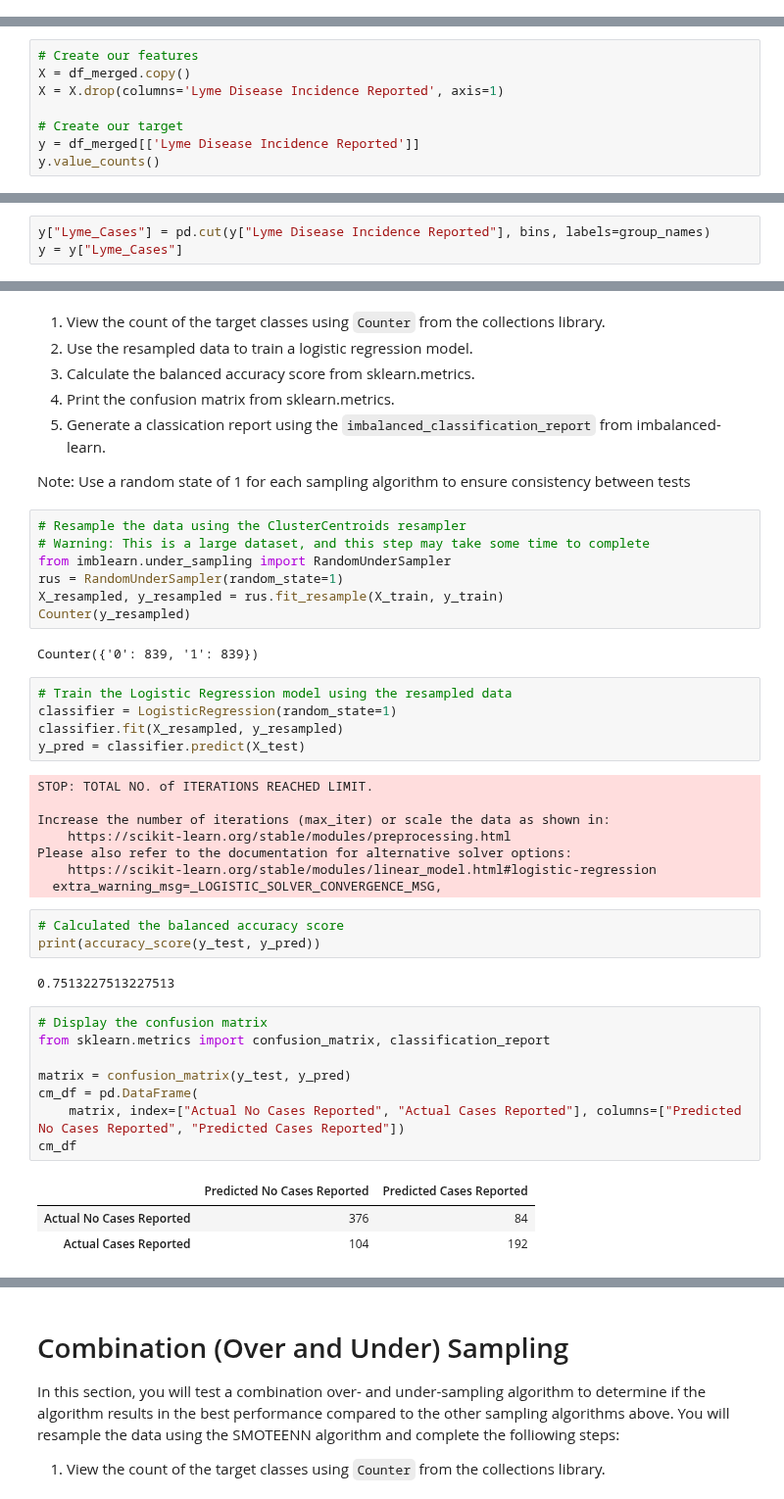
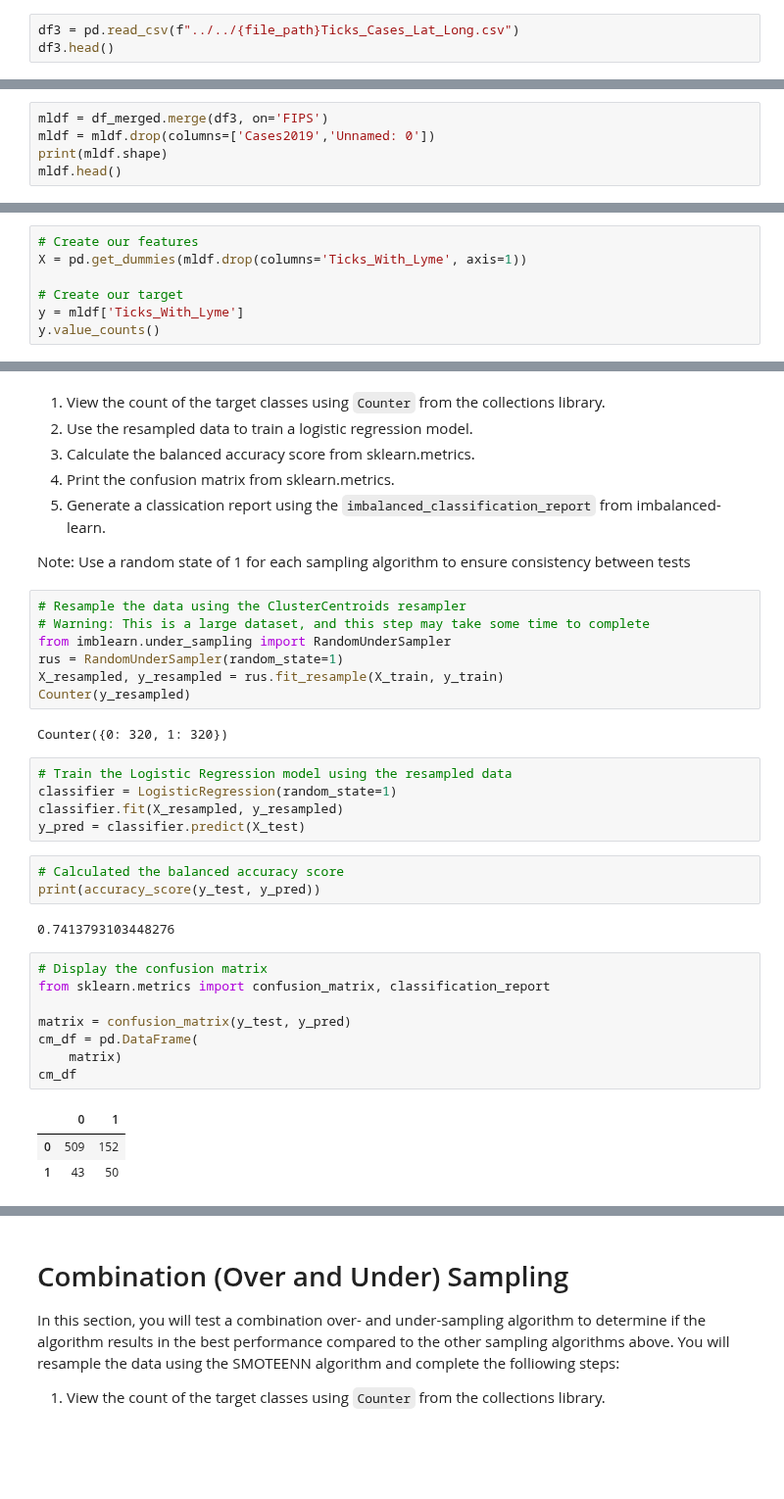
Before and after one commit to Tsoggy/Lyme_Disease, a Jupyter notebook: Resources/Notebooks/Lyme_ML_model.ipynb, the cells around one changed output, grey strips where cells are left out. Shown at 98% size. Saved outputs shown, nothing was run; the diff lists cells and outputs as text; blank space fills up the shorter version.

```diff
--- a/Resources/Notebooks/Lyme_ML_model.ipynb
+++ b/Resources/Notebooks/Lyme_ML_model.ipynb
@@ -113,3 +113,6 @@ Rural(%)                                         float64
 Life_Expectancy                                  float64
 Deaths(Count)                                    float64
 dtype: object
+# %%
+df3 = pd.read_csv(f"../../{file_path}Ticks_Cases_Lat_Long.csv")
+df3.head()
@@ -115,0 +126,5 @@ dtype: object
+# %%
+mldf = df_merged.merge(df3, on='FIPS')
+mldf = mldf.drop(columns=['Cases2019','Unnamed: 0'])
+print(mldf.shape)
+mldf.head()
@@ -120,10 +186,9 @@ df_merged.to_csv(f"../../{file_path}/ML_Demographic_LymeCase_HealthRank.csv", in
 ## Split the Data into Training and Testing
 # %%
 # Create our features
-X = df_merged.copy()
-X = X.drop(columns='Lyme Disease Incidence Reported', axis=1)
+X = pd.get_dummies(mldf.drop(columns='Ticks_With_Lyme', axis=1))
 
 # Create our target
-y = df_merged[['Lyme Disease Incidence Reported']]
+y = mldf['Ticks_With_Lyme']
 y.value_counts()
 # %% [output]
@@ -150,3 +197,0 @@ group_names = ["0","1"]
-# %%
-y["Lyme_Cases"] = pd.cut(y["Lyme Disease Incidence Reported"], bins, labels=group_names)
-y = y["Lyme_Cases"]
@@ -297,37 +320,29 @@ rus = RandomUnderSampler(random_state=1)
 X_resampled, y_resampled = rus.fit_resample(X_train, y_train)
 Counter(y_resampled)
 # %% [output]
-Counter({'0': 839, '1': 839})
+Counter({0: 320, 1: 320})
 # %%
 # Train the Logistic Regression model using the resampled data
 classifier = LogisticRegression(random_state=1)
 classifier.fit(X_resampled, y_resampled)
 y_pred = classifier.predict(X_test)
-# %% [output]
-STOP: TOTAL NO. of ITERATIONS REACHED LIMIT.
-
-Increase the number of iterations (max_iter) or scale the data as shown in:
-    https://scikit-learn.org/stable/modules/preprocessing.html
-Please also refer to the documentation for alternative solver options:
-    https://scikit-learn.org/stable/modules/linear_model.html#logistic-regression
-  extra_warning_msg=_LOGISTIC_SOLVER_CONVERGENCE_MSG,
 # %%
 # Calculated the balanced accuracy score
 print(accuracy_score(y_test, y_pred))
 # %% [output]
-0.7513227513227513
+0.7413793103448276
 # %%
 # Display the confusion matrix
 from sklearn.metrics import confusion_matrix, classification_report
 
 matrix = confusion_matrix(y_test, y_pred)
 cm_df = pd.DataFrame(
-    matrix, index=["Actual No Cases Reported", "Actual Cases Reported"], columns=["Predicted No Cases Reported", "Predicted Cases Reported"])
+    matrix)
 cm_df
 # %% [output]
-|  | Predicted No Cases Reported | Predicted Cases Reported |
-| Actual No Cases Reported | 376 | 84 |
-| Actual Cases Reported | 104 | 192 |
+|  | 0 | 1 |
+| 0 | 509 | 152 |
+| 1 | 43 | 50 |
 # %%
 # Print the imbalanced classification report
 print(classification_report_imbalanced(y_test, y_pred))
```
Also changed, not shown: parts of 26 cells of this notebook, 1 other file.
